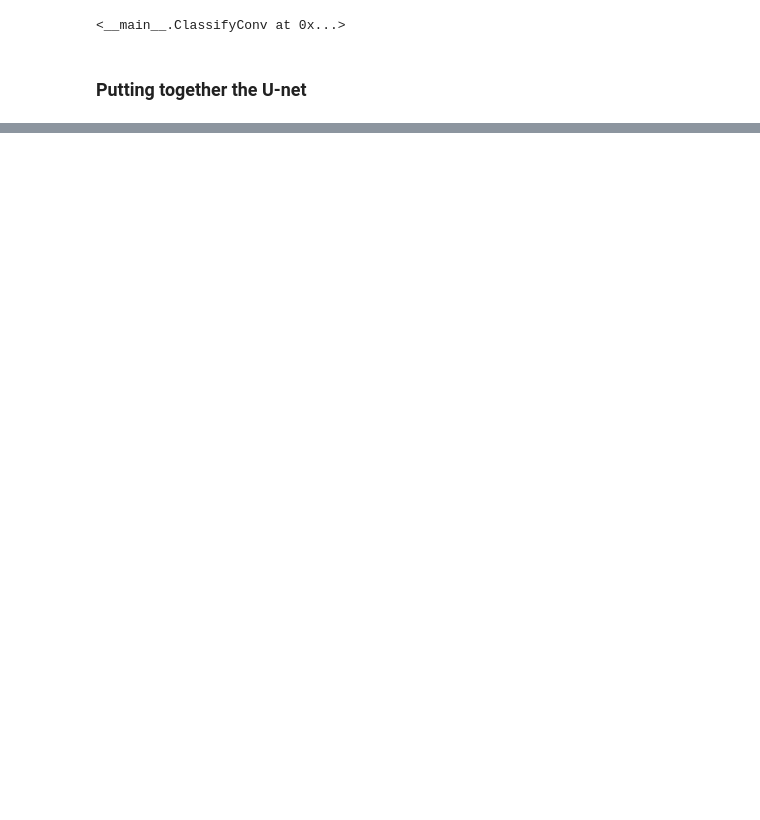
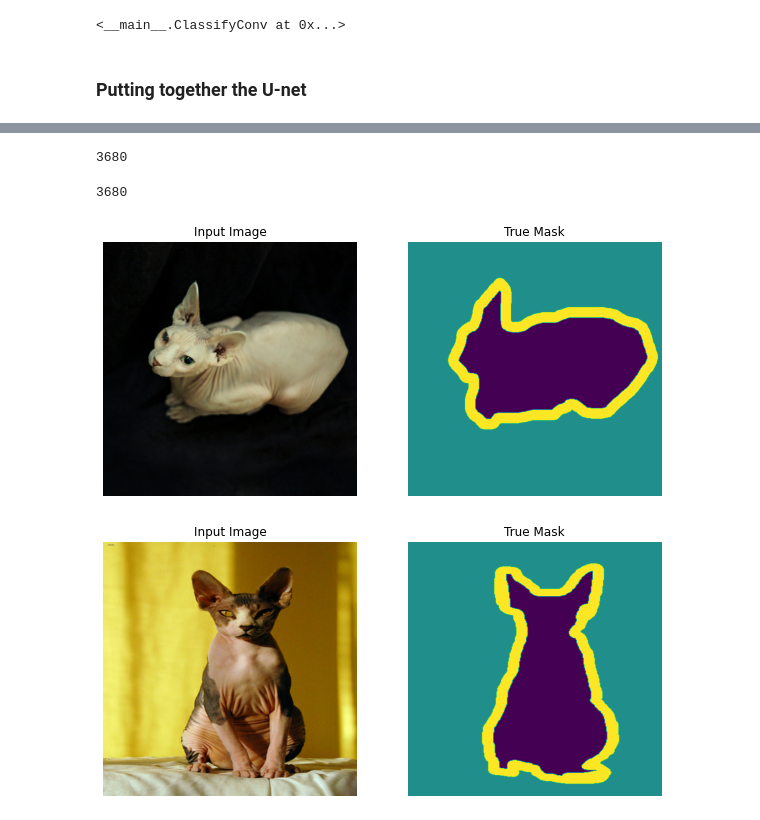
Before and after one commit to swap-10/U-Net-Tensorflow, a Jupyter notebook: unet_yard.ipynb, the cells around one changed output, grey strips where cells are left out. Cells and saved outputs as stored; diff of their text form; code cells hidden in the pictures; blank space fills up the shorter version.

Commit message:
Add code to training on a dataset

```diff
--- a/unet_yard.ipynb
+++ b/unet_yard.ipynb
@@ -176,0 +220,57 @@ array([[[[-0.10284571,  0.1237016 ],
+# %%
+def normalize(input_image, input_mask):
+  input_image = tf.cast(input_image, tf.float32) / 255.0
+  input_mask = input_mask - 1
+  return input_image, input_mask
+
+def load_image(data):
+  input_image = tf.image.resize(data['image'], (572, 572))
+  input_mask = tf.image.resize(data['segmentation_mask'], (572, 572))
+
+  input_image, input_mask = normalize(input_image, input_mask)
+
+  return input_image, input_mask
+# %% [output]
+3680
+# %%
+##### H-PARAMS #####
+TRAIN_LENGTH = info.splits['train'].num_examples
+print(TRAIN_LENGTH)
+BATCH_SIZE = 4
+STEPS_PER_EPOCH = TRAIN_LENGTH // BATCH_SIZE
+EPOCHS = 10
+VAL_SUBSPLITS = 5
+VALIDATION_STEPS = (info.splits['test'].num_examples // BATCH_SIZE) // VAL_SUBSPLITS
+# %% [output]
+3680
+# %%
+train_images = dataset['train'].map(load_image)
+test_images = dataset['test'].map(load_image)
+# %%
+train_batches = (
+    train_images
+    .batch(BATCH_SIZE)
+    .repeat()
+)
+
+test_batches = test_images.batch(BATCH_SIZE)
+# %%
+import matplotlib.pyplot as plt
+
+def display(img_list):
+  plt.figure(figsize=(10,10))
+  title = ['Input Image', 'True Mask', 'Predicted Mask']
+
+  for i in range(len(img_list)):
+    plt.subplot(1, len(img_list), i+1)
+    plt.title(title[i])
+    plt.imshow(tf.keras.utils.array_to_img(img_list[i]))
+    plt.axis('off')
+  plt.show()
+# %%
+for images, masks in train_batches.take(2):
+  sample_image, sample_mask = images[0], masks[0]
+  display([sample_image, sample_mask])
+# %% [output]
+[figure, added]
+[figure, added]
```
Also changed, not shown: parts of 13 cells of this notebook.
